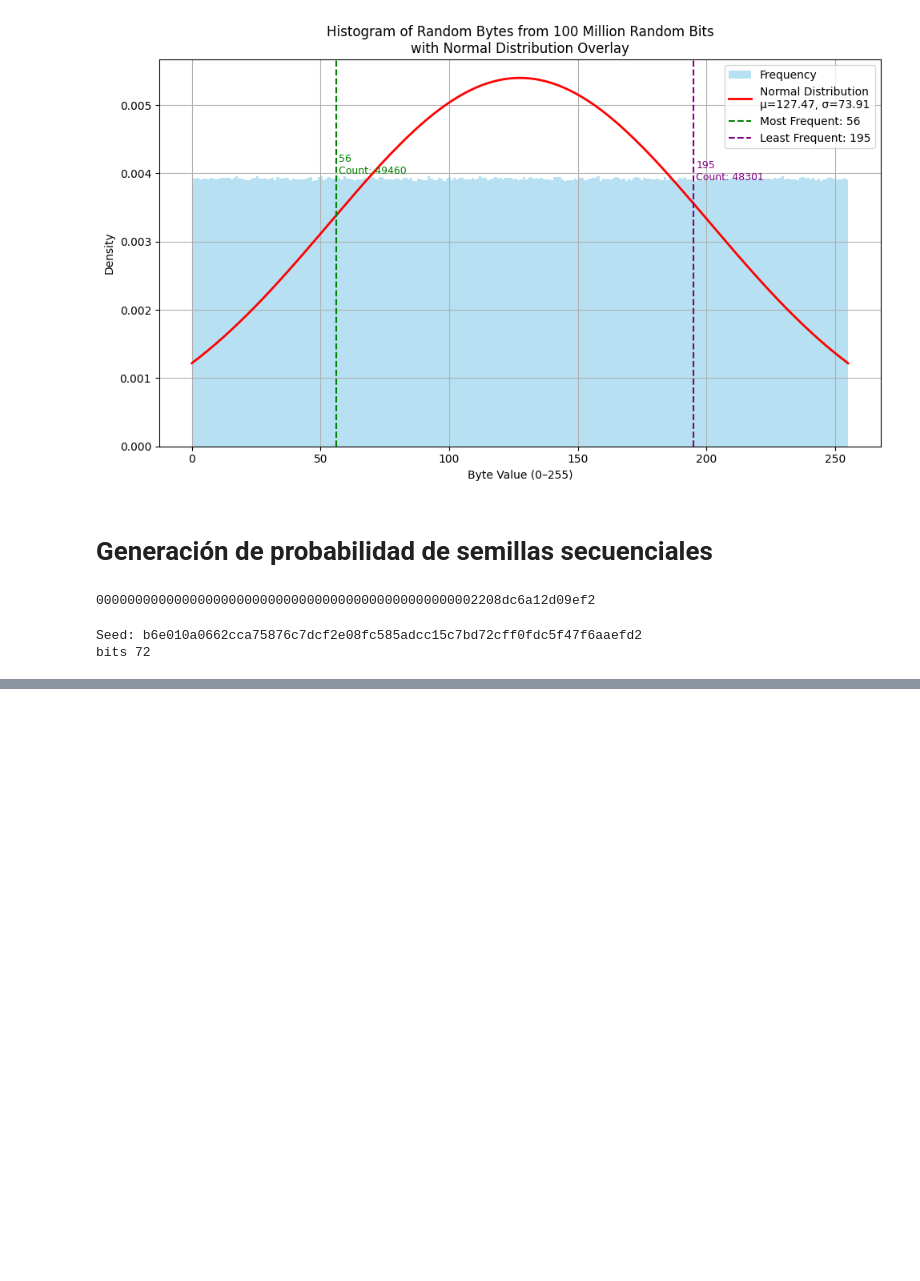
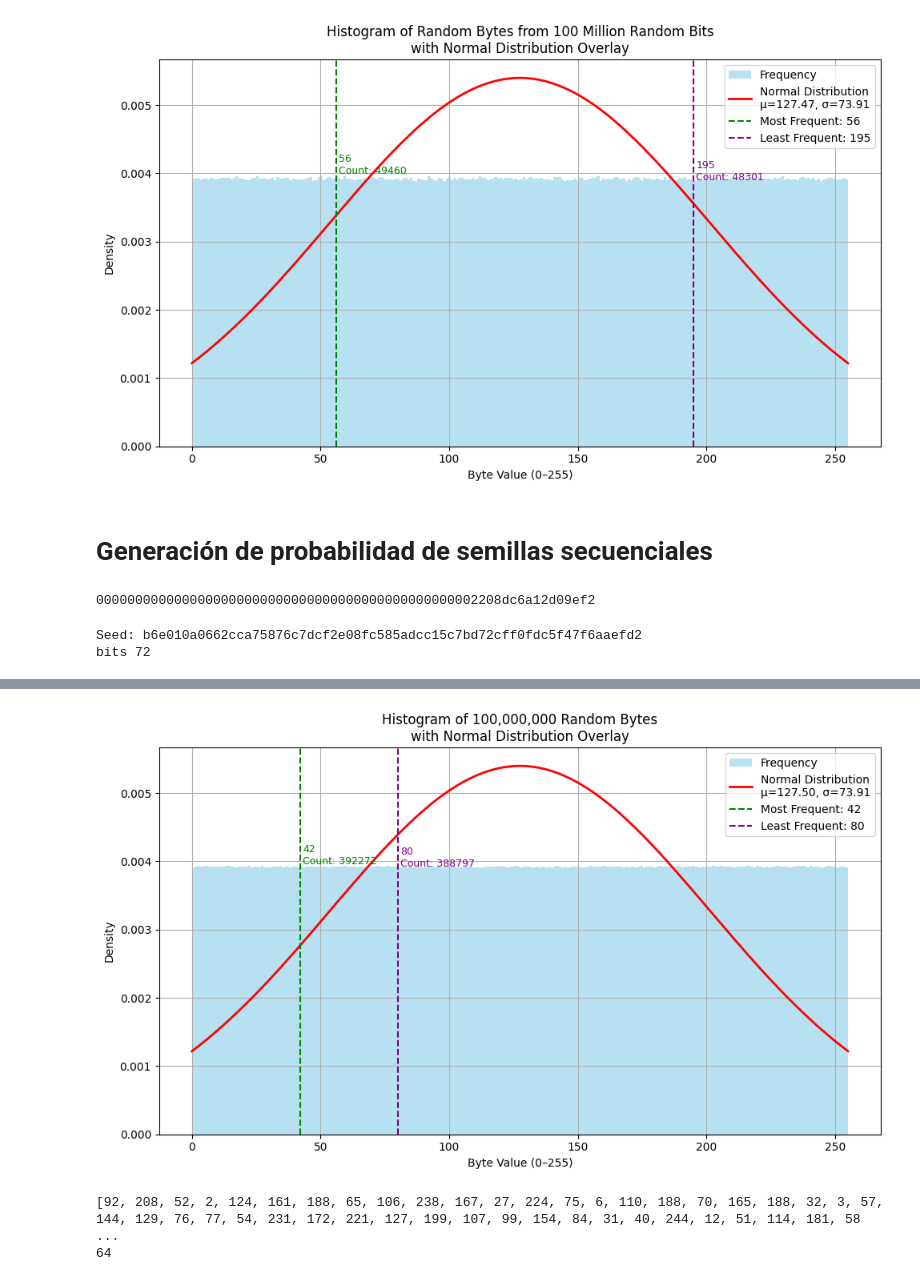
Before and after one commit to eventsequor/cryptography_research, a Jupyter notebook: Implementation/implementation.ipynb, the cells around one changed output, grey strips where cells are left out. Cells and saved outputs as stored; diff of their text form; code cells hidden in the pictures; blank space fills up the shorter version.

Commit message:
CTR DRBG

```diff
--- a/Implementation/implementation.ipynb
+++ b/Implementation/implementation.ipynb
@@ -532,0 +600,4 @@ plt.show()
+# %%
+graficar_histograma_bytes(values, filename="1M_drbg_histogram.png")
+# %% [output]
+[figure, added]
@@ -532,0 +622,11 @@ plt.show()
+# %%
+# URL del pulso específico
+url = "https://beacon.nist.gov/beacon/2.0/chain/2/pulse/1338590"
+
+# Obtener y mostrar lista de bytes
+bytes_lista = obtener_outputvalue_bytes(url)
+print(bytes_lista)
+print(len(bytes_lista))  # Longitud de la lista
+# %% [output]
+[92, 208, 52, 2, 124, 161, 188, 65, 106, 238, 167, 27, 224, 75, 6, 110, 188, 70, 165, 188, 32, 3, 57, 144, 129, 76, 77, 54, 231, 172, 221, 127, 199, 107, 99, 154, 84, 31, 40, 244, 12, 51, 114, 181, 58 ...
+64
```
Also changed, not shown: parts of 6 cells of this notebook, 39 other files.
